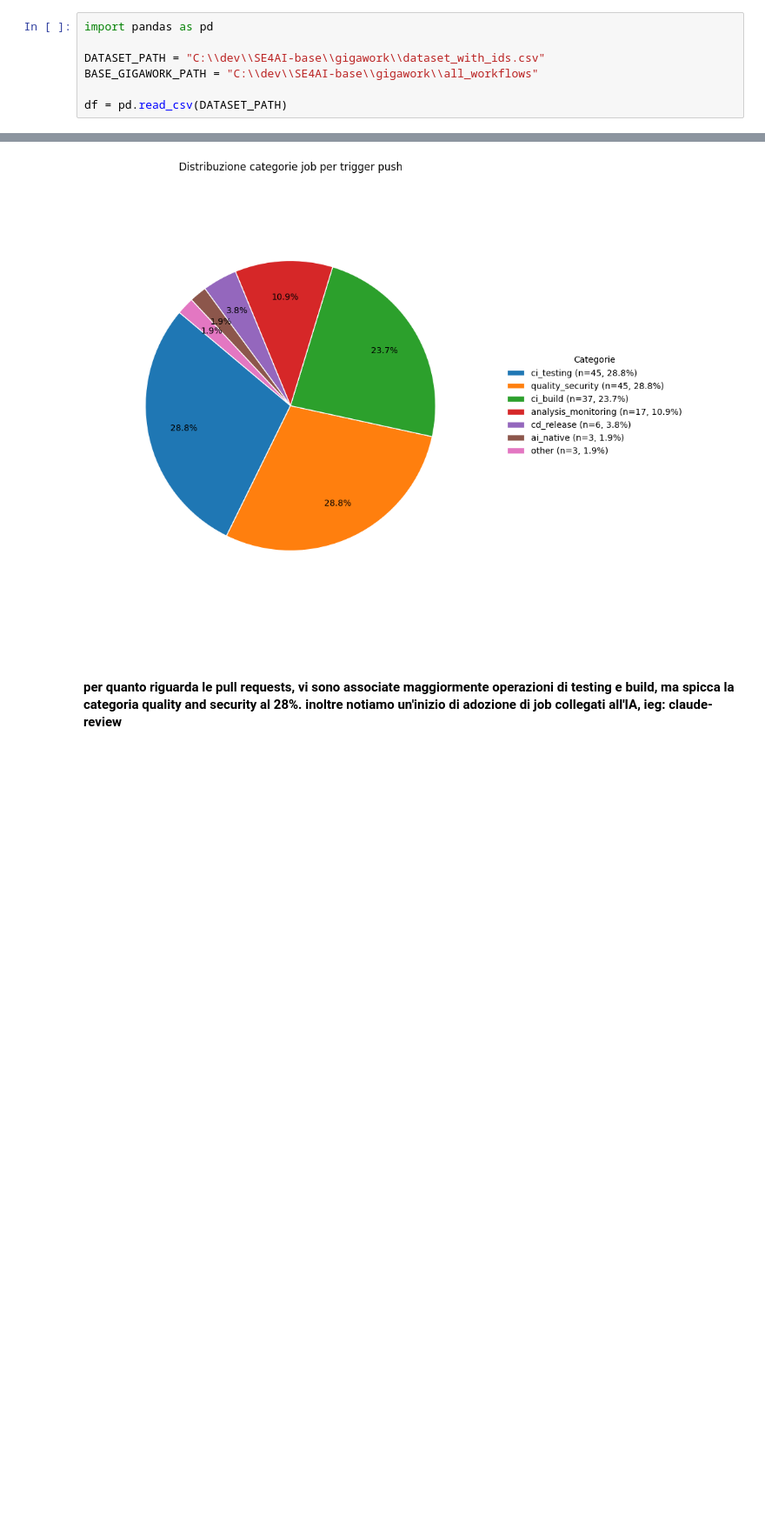
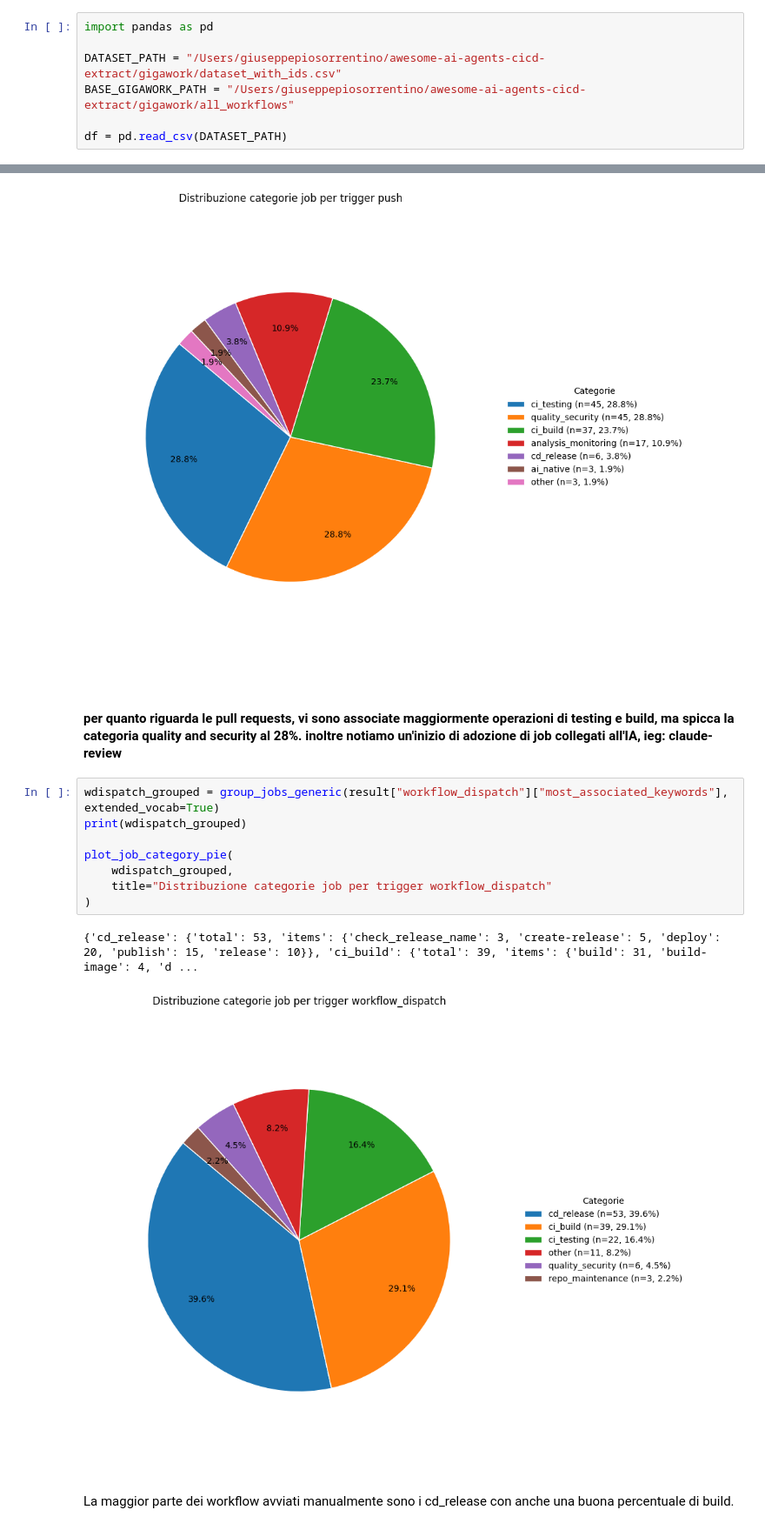
Before and after one commit to GiuSeppE898/SE4AI-base, a Jupyter notebook: notebooks/rq_2.ipynb, the cells around one changed output, grey strips where cells are left out. Shown at 87% size. Saved outputs shown, nothing was run; the diff lists cells and outputs as text; blank space fills up the shorter version.

```diff
--- a/notebooks/rq_2.ipynb
+++ b/notebooks/rq_2.ipynb
@@ -5,8 +5,8 @@
 # %%
 import pandas as pd
 
-DATASET_PATH = "C:\\dev\\SE4AI-base\\gigawork\\dataset_with_ids.csv"
-BASE_GIGAWORK_PATH = "C:\\dev\\SE4AI-base\\gigawork\\all_workflows"
+DATASET_PATH = "/Users/giuseppepiosorrentino/awesome-ai-agents-cicd-extract/gigawork/dataset_with_ids.csv"
+BASE_GIGAWORK_PATH = "/Users/giuseppepiosorrentino/awesome-ai-agents-cicd-extract/gigawork/all_workflows"
 
 df = pd.read_csv(DATASET_PATH)
 # %%
@@ -423,3 +423,16 @@ plot_job_category_pie(
 [figure]
 # %% [markdown]
 #### per quanto riguarda le pull requests, vi sono associate maggiormente operazioni di testing e build, ma spicca la categoria quality and security al 28%. inoltre notiamo un'inizio di adozione di job collegati all'IA, ieg: claude-review
+# %%
+wdispatch_grouped = group_jobs_generic(result["workflow_dispatch"]["most_associated_keywords"], extended_vocab=True)
+print(wdispatch_grouped)
+
+plot_job_category_pie(
+    wdispatch_grouped,
+    title="Distribuzione categorie job per trigger workflow_dispatch"
+)
+# %% [output]
+{'cd_release': {'total': 53, 'items': {'check_release_name': 3, 'create-release': 5, 'deploy': 20, 'publish': 15, 'release': 10}}, 'ci_build': {'total': 39, 'items': {'build': 31, 'build-image': 4, 'd ...
+[figure, added]
+# %% [markdown]
+La maggior parte dei workflow avviati manualmente sono i cd_release con anche una buona percentuale di build.
```
